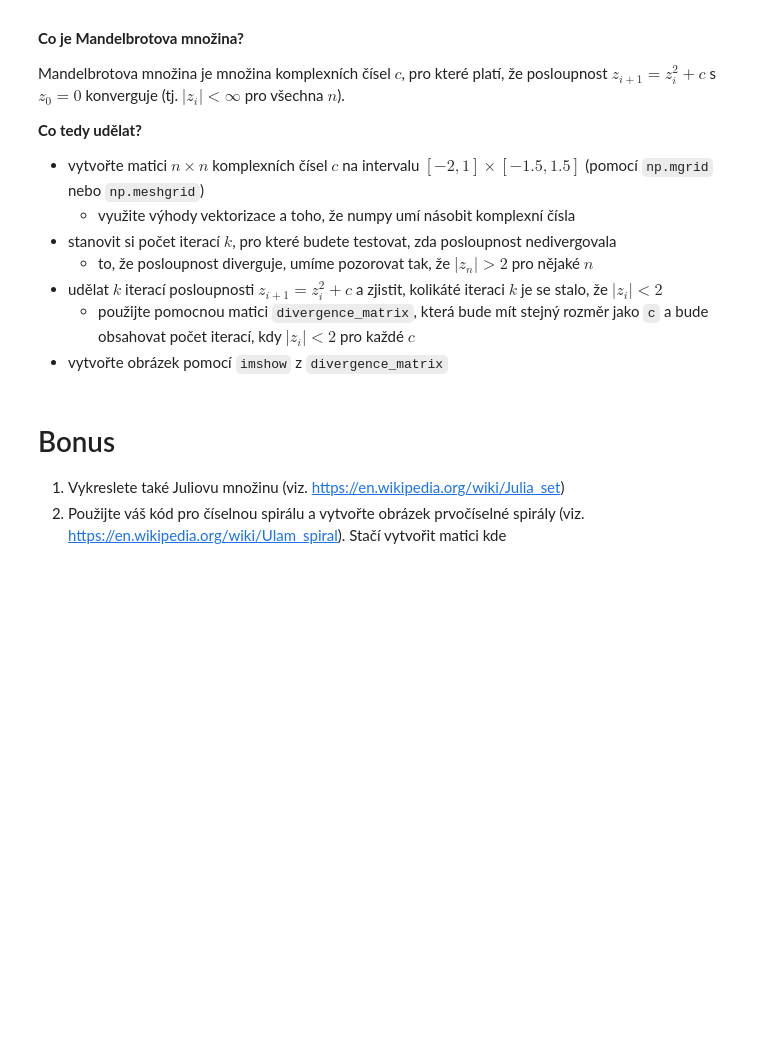
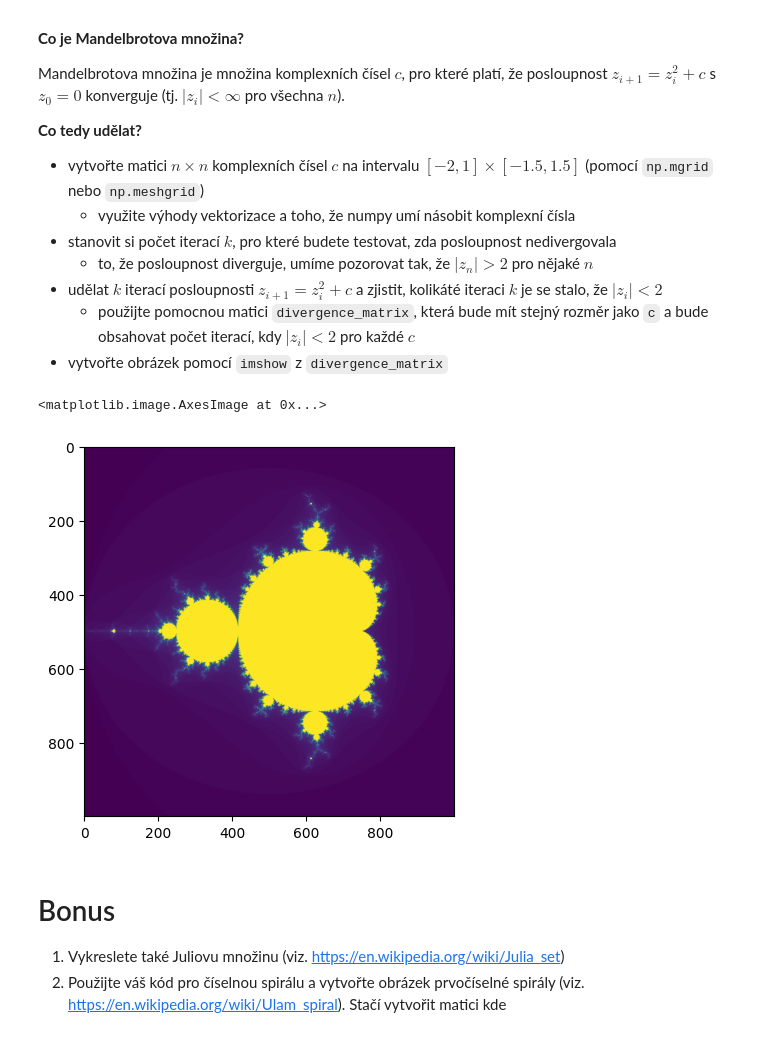
Before and after one commit to Tomaspah/vvp-DU, a Jupyter notebook: DU3.ipynb, the cells around one changed output. Saved outputs shown, nothing was run; the diff lists cells and outputs as text; code cells hidden in the pictures; blank space fills up the shorter version.

```diff
--- a/DU3.ipynb
+++ b/DU3.ipynb
@@ -122,9 +118,27 @@ def mandelbrot_set(x_min = -2, x_max = 1, y_min = -1.5, y_max = 1.5, n = 1000, k
+# %%
+def mandelbrot_set(x_min = -2, x_max = 1, y_min = -1.5, y_max = 1.5, n = 1000, k = 100):
+    re, im = np.mgrid[x_min:x_max:n*1j, y_min:y_max:n*1j]
+    c = re + 1j * im
+
+    z = np.zeros_like(c, dtype=np.complex128)
+    divergence_matrix = np.full(c.shape, k)
+
+    for i in range(k):
+        mask = np.abs(z) < 2
+        z[mask] = z[mask]**2 + c[mask]
+        divergence_matrix[mask & (np.abs(z) > 2)] = i
+
+
+    return divergence_matrix
 # %%
 n = 1000
 k = 100
 
 divergence_matrix = mandelbrot_set(n=n, k=k)
-plt.imshow(divergence_matrix)
+plt.imshow(divergence_matrix.T)
+# %% [output]
+<matplotlib.image.AxesImage at 0x...>
+[figure, added]
 # %% [markdown]
 # Bonus
 1. Vykreslete také Juliovu množinu (viz. https://en.wikipedia.org/wiki/Julia_set)
```
Also changed, not shown: parts of 1 cell of this notebook.
